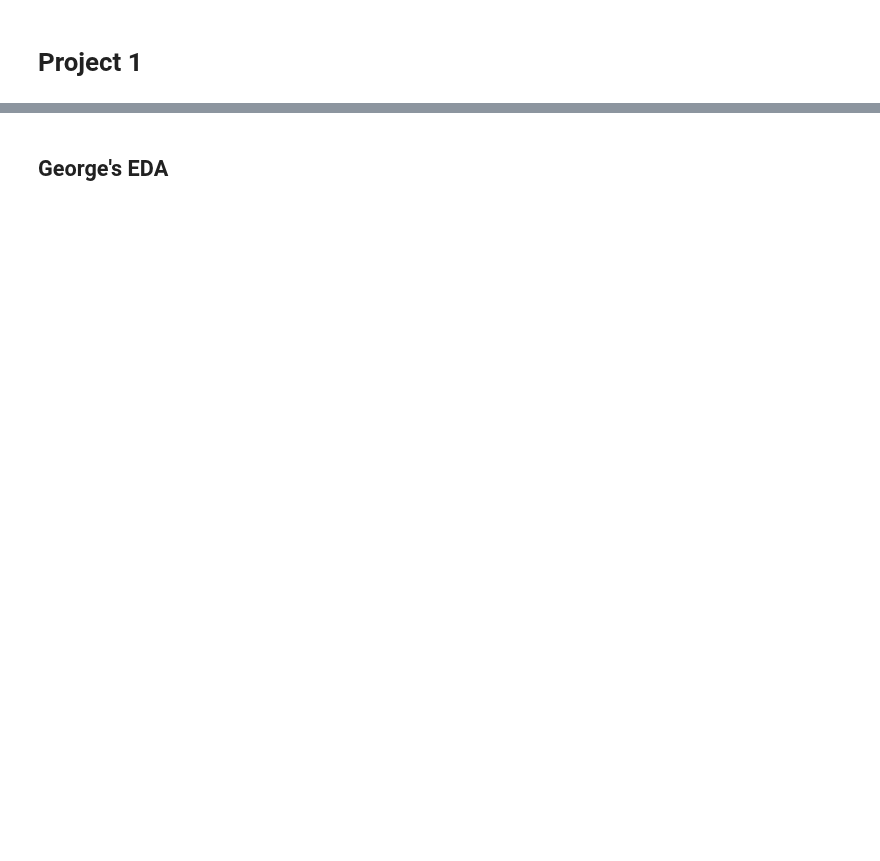
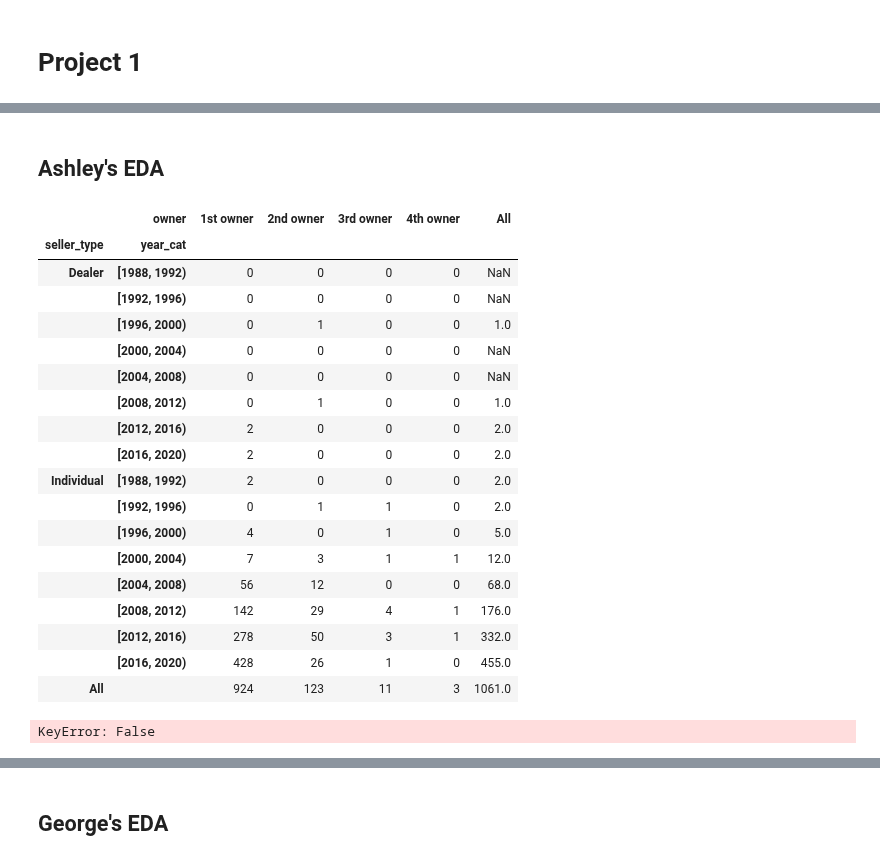
Before and after one commit to akoncsugit/ST590Project1, a Jupyter notebook: Project1.ipynb, the cells around one changed output, grey strips where cells are left out. Cells and saved outputs as stored; diff of their text form; code cells hidden in the pictures; blank space fills up the shorter version.

```diff
--- a/Project1.ipynb
+++ b/Project1.ipynb
@@ -46,0 +55,29 @@ memory usage: 42.0 KB
+# %% [markdown]
+## Ashley's EDA
+# %%
+pd.crosstab([bike_data.seller_type, bike_data.year_cat], bike_data.owner, margins = True,
+           dropna = False)
+# %% [output]
+|  | owner | 1st owner | 2nd owner | 3rd owner | 4th owner | All |
+| seller_type | year_cat |  |  |  |  |  |
+| Dealer | [1988, 1992) | 0 | 0 | 0 | 0 | NaN |
+|  | [1992, 1996) | 0 | 0 | 0 | 0 | NaN |
+|  | [1996, 2000) | 0 | 1 | 0 | 0 | 1.0 |
+|  | [2000, 2004) | 0 | 0 | 0 | 0 | NaN |
+|  | [2004, 2008) | 0 | 0 | 0 | 0 | NaN |
+|  | [2008, 2012) | 0 | 1 | 0 | 0 | 1.0 |
+|  | [2012, 2016) | 2 | 0 | 0 | 0 | 2.0 |
+|  | [2016, 2020) | 2 | 0 | 0 | 0 | 2.0 |
+| Individual | [1988, 1992) | 2 | 0 | 0 | 0 | 2.0 |
+|  | [1992, 1996) | 0 | 1 | 1 | 0 | 2.0 |
+|  | [1996, 2000) | 4 | 0 | 1 | 0 | 5.0 |
+|  | [2000, 2004) | 7 | 3 | 1 | 1 | 12.0 |
+|  | [2004, 2008) | 56 | 12 | 0 | 0 | 68.0 |
+|  | [2008, 2012) | 142 | 29 | 4 | 1 | 176.0 |
+|  | [2012, 2016) | 278 | 50 | 3 | 1 | 332.0 |
+|  | [2016, 2020) | 428 | 26 | 1 | 0 | 455.0 |
+| All |  | 924 | 123 | 11 | 3 | 1061.0 |
+# %%
+bike_data
+# %% [output]
+KeyError: False
```
Also changed, not shown: parts of 9 cells of this notebook.
